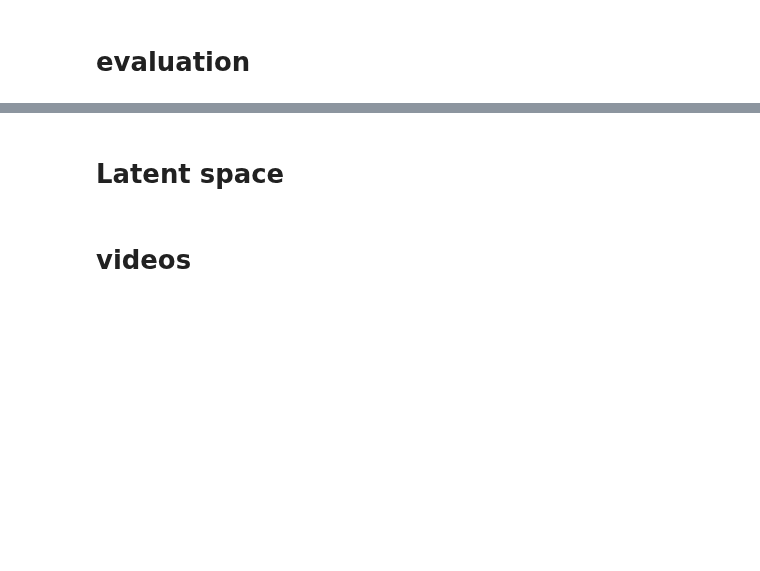
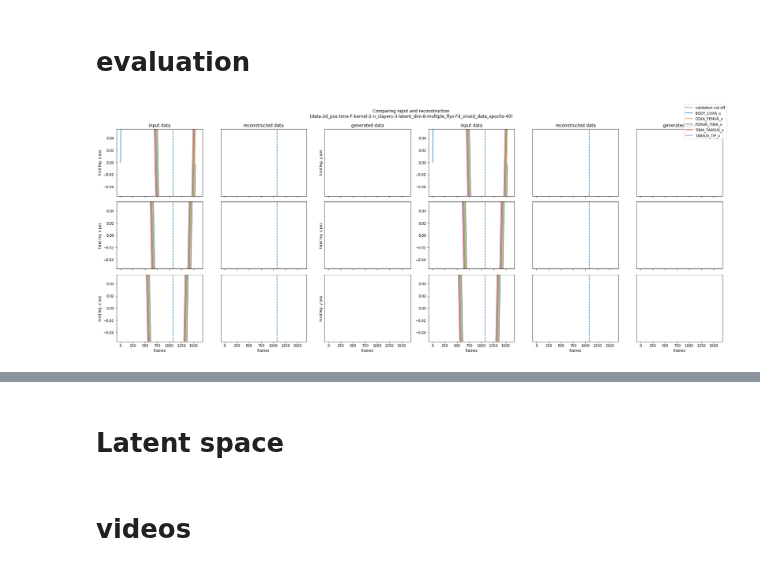
Before and after one commit to samuelsmal/drosophVAE, a Jupyter notebook: reparam_vae.ipynb, the cells around one changed output, grey strips where cells are left out. Saved outputs shown, nothing was run; the diff lists cells and outputs as text; code cells hidden in the pictures; blank space fills up the shorter version.

```diff
--- a/reparam_vae.ipynb
+++ b/reparam_vae.ipynb
@@ -626,18 +634,19 @@ def compute_loss(model, x):
         # Note, the model is trained to reconstruct only the last, most current time step (by taking the last entry in the timeseries)
         cross_ent = tf.nn.sigmoid_cross_entropy_with_logits(logits=x_logit, labels=x[:, -1, :])
     else:
-        cross_ent = tf.nn.sigmoid_cross_entropy_with_logits(logits=x_logit, labels=x)
-        #cross_ent = tf.losses.mean_squared_error(predictions=x_logit, labels=x)
+        #cross_ent = tf.nn.sigmoid_cross_entropy_with_logits(logits=x_logit, labels=x)
+        recon_loss = tf.losses.mean_squared_error(predictions=x_logit, labels=x)
 
 
     # TODO check this!
     # reconstruction loss
     #logpx_z = -tf.reduce_sum(cross_ent, axis=[1, 2, 3])
-    logpx_z = -tf.reduce_sum(cross_ent, axis=[1]) # down to [batch, loss]
+    #logpx_z = -tf.reduce_sum(cross_ent, axis=[1]) # down to [batch, loss]
     # KL loss
     logpz = log_normal_pdf(z, 0., 0.) # shouldn't it be `logvar = 0.0001` or something small?
     logqz_x = log_normal_pdf(z, mean, logvar)
-    return -tf.reduce_mean(model._loss_weight_reconstruction*logpx_z + model._loss_weight_kl*(logpz - logqz_x))
+    #return -tf.reduce_mean(model._loss_weight_reconstruction*logpx_z + model._loss_weight_kl*(logpz - logqz_x))
+    return model._loss_weight_reconstruction*recon_loss + model._loss_weight_kl*(logpz - logqz_x)
 
 def compute_gradients(model, x):
     with tf.GradientTape() as tape:
@@ -666,7 +675,7 @@ model = DrosophVAE(latent_dim,
                    n_layers=run_config['n_conv_layers'],
                    dropout_rate_temporal=0.2,
                    loss_weight_reconstruction=1.0,
-                   loss_weight_kl=0.5)
+                   loss_weight_kl=0.005)
 
 if run_config['use_time_series']:
     model.temporal_conv_net.summary()
@@ -708,7 +717,8 @@ def _compute_loss_for_data_(model, data):
     loss = tfe.metrics.Mean()
     for x in data:
         loss(compute_loss(model, x))
-    elbo = -loss.result()
+    #elbo = -loss.result()
+    elbo = loss.result()
 
     return elbo
 
@@ -769,32 +789,34 @@ _min_nb_batches_for_sample_length_ = int(np.ceil(len(input_data_raw) / run_confi
 generated_data = _reverse_to_original_shape_(np.vstack([model.sample().numpy() for _ in range(_min_nb_batches_for_sample_length_)]))
 # %%
 if run_config['data_type'] == _DATA_TYPE_2D_POS_:
-    #plots.plot_comparing_joint_position_with_reconstructed(input_data, generated_data, validation_cut_off=len(input_data))
-    plots.plot_comparing_joint_position_with_reconstructed(input_data, reconstructed_data, validation_cut_off=len(data_train), run_config=run_config);
+    fig = plots.plot_comparing_joint_position_with_reconstructed(input_data, reconstructed_data, generated_data,
+                                                                 validation_cut_off=len(data_train), run_config=run_config, epochs=len(train_losses));
 else:
     fig, axs = plt.subplots(nrows=len(selected_cols), ncols=3, figsize=(30, 20), sharex=True, sharey=True)
     start = 100
     end = 300
     xticks = np.arange(start, end)
     for i, c in enumerate(selected_cols):
         _idx_ = np.s_[start:end, i]
         axs[i][0].plot(xticks, input_data[_idx_])
         axs[i][1].plot(xticks, generated_data[_idx_])
         axs[i][2].plot(xticks, reconstructed_data[_idx_])
 
         #for a in axs[i]:
         #    a.axvline(len(data_train), label='validation cut off', linestyle='--')
 
     axs[0][0].set_title('input')
     axs[0][1].set_title('generated')
     axs[0][2].set_title('reconstructed')
     for i in range(3):
         axs[-1][i].set_xlabel('time step')
 
     plt.suptitle(f"Comparision of selection of data")
 
     #plt.tight_layout()
     #plt.savefig(f"./figures/{_CONFIG_HASH_}_input_gen_recon_comparision.png")
+# %% [output]
+[figure, added]
 # %%
 _mean_recon_ = np.mean(np.abs(np.mean(input_data, axis=1) - np.mean(reconstructed_data, axis=1)))
 _mean_gen_ = np.mean(np.abs(np.mean(input_data, axis=1) - np.mean(generated_data[:len(input_data)], axis=1)))
```
Also changed, not shown: parts of 10 cells of this notebook, 2 other files.
